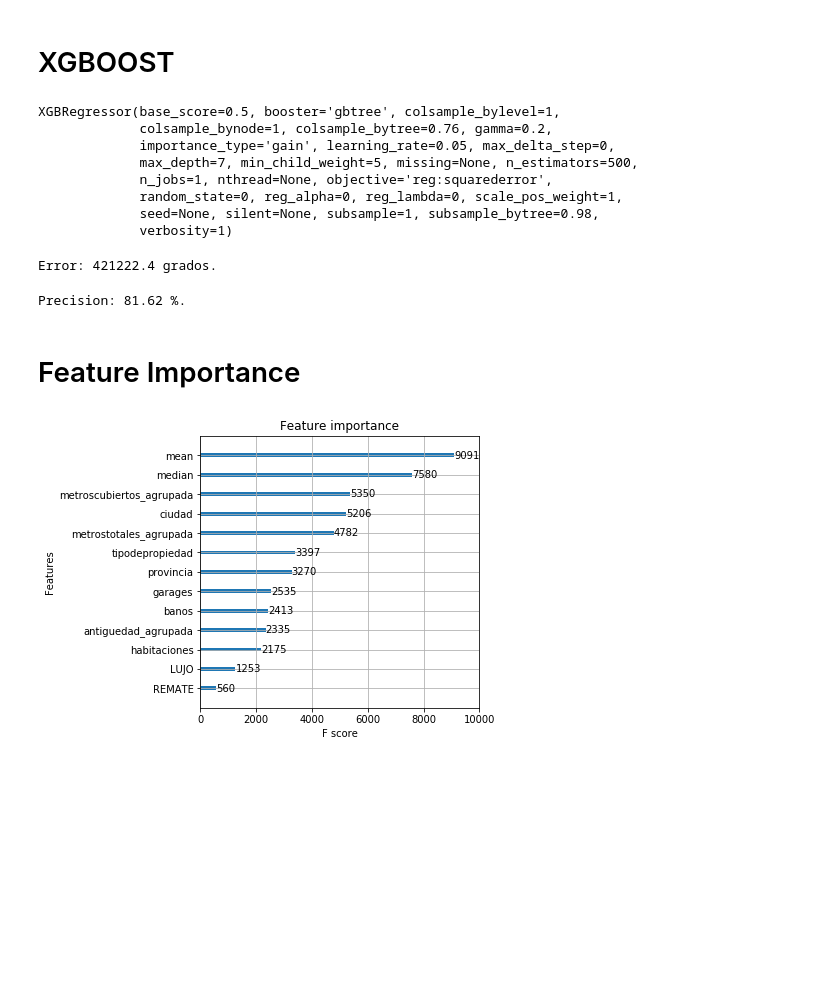
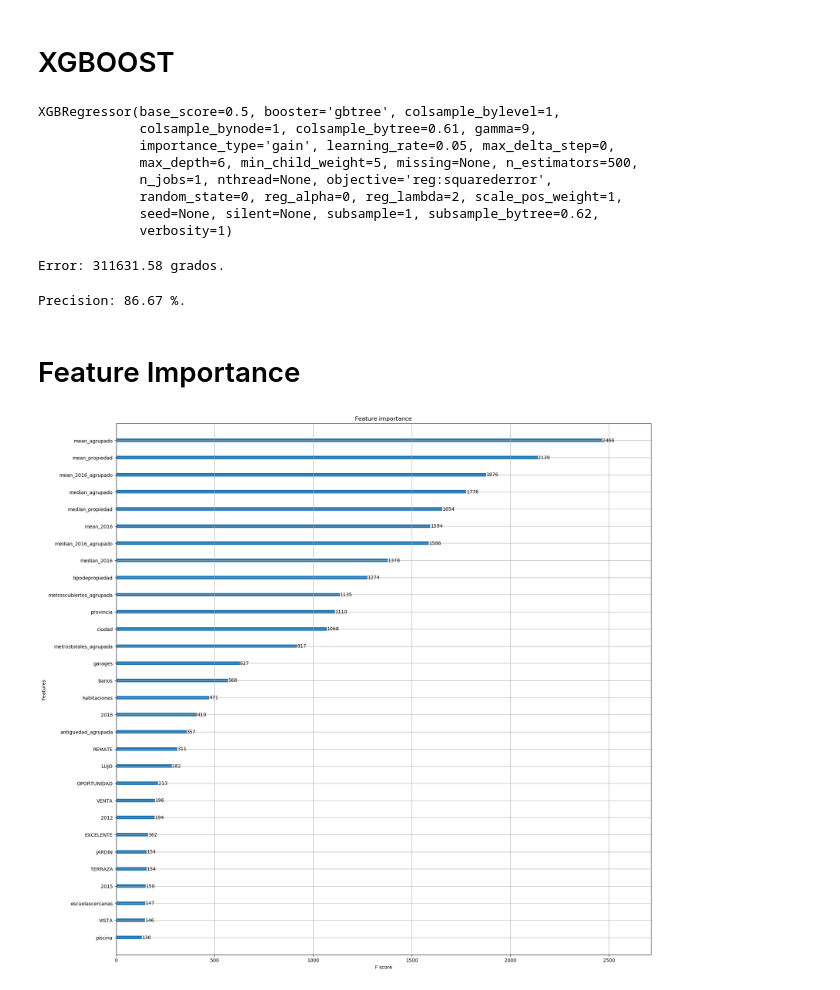
Before and after one commit to patopizzini/Organizacion_Datos_2C2019, a Jupyter notebook: TP2/TP2 JM (XGBoost-HyperOpt).ipynb, the cells around one changed output. Drawn from its saved outputs; the diff is of its cells as text; code cells hidden in the pictures; blank space fills up the shorter version.

```diff
--- a/TP2/TP2 JM (XGBoost-HyperOpt).ipynb
+++ b/TP2/TP2 JM (XGBoost-HyperOpt).ipynb
@@ -22,17 +22,17 @@ plt.style.use('default')
 plt.rcParams['figure.figsize'] = (15, 10)
 # %%
 # LECTURAS DE CSV YA PROCESADOS.
-train_original = pd.read_csv('DATA/trainProcesado_patov5.csv')
-test_original = pd.read_csv('DATA/testProcesado_patov5.csv')
+train_original = pd.read_csv('DATA/train_procesado_jm.csv')
+test_original = pd.read_csv('DATA/test_procesado_jm.csv')
 # %%
 # Nos quedamos con las columnas mas significativas
 train = pd.DataFrame()
 test = pd.DataFrame()
 
-#train = train_original
-#test = test_original
-train = train_original[['id','precio','mean', 'median', 'metroscubiertos_agrupada', 'provincia', 'ciudad', 'metrostotales_agrupada', 'tipodepropiedad', 'garages', 'banos', 'habitaciones', 'antiguedad_agrupada', 'LUJO', 'REMATE']]
-test = test_original[['id','mean', 'median', 'metroscubiertos_agrupada', 'provincia', 'ciudad', 'metrostotales_agrupada', 'tipodepropiedad', 'garages', 'banos', 'habitaciones', 'antiguedad_agrupada', 'LUJO', 'REMATE']]
+train = train_original
+test = test_original
+#train = train_original[['id','precio','mean', 'median', 'metroscubiertos_agrupada', 'provincia', 'ciudad', 'metrostotales_agrupada', 'tipodepropiedad', 'garages', 'banos', 'habitaciones', 'antiguedad_agrupada', 'LUJO', 'REMATE']]
+#test = test_original[['id','mean', 'median', 'metroscubiertos_agrupada', 'provincia', 'ciudad', 'metrostotales_agrupada', 'tipodepropiedad', 'garages', 'banos', 'habitaciones', 'antiguedad_agrupada', 'LUJO', 'REMATE']]
 # %%
 # Copiamos el ID de test, y lo eliminamos
 testID = pd.DataFrame()
@@ -189,27 +185,28 @@ for hyperParam in result:
 # Instanciamos el xgb con el que vamos a hacer la prediccion
 # Usamos los parametros encontrados con hyper-opt
 # {'colsample_bytree': 0.7585033814547916, 'gamma': 3, 'learning_rate': 0.050532604074423296, 'max_depth': 7, 'min_child_weight': 5, 'reg_lambda': 0, 'subsample_bytree': 0.9779760690574663}
+# {'colsample_bytree': 0.6103032679062302, 'gamma': 9, 'learning_rate': 0.05017181127931773, 'max_depth': 6, 'min_child_weight': 5, 'reg_lambda': 2, 'subsample_bytree': 0.6177768456991214}
 xg_reg = xgb.XGBRegressor(objective = 'reg:squarederror',
                           n_estimators = 500,
                           min_child_weight = 5,
                           learning_rate = 0.05,
-                          gamma = 0.2,
-                          reg_lambda = 0,
-                          max_depth = 7,
-                          colsample_bytree = 0.76,
-                          subsample_bytree = 0.98
+                          gamma = 9,
+                          reg_lambda = 2,
+                          max_depth = 6,
+                          colsample_bytree = 0.61,
+                          subsample_bytree = 0.62
                          )
 # %%
 # Entranamiento
 xg_reg.fit(trainX,trainY)
 # %% [output]
 XGBRegressor(base_score=0.5, booster='gbtree', colsample_bylevel=1,
-             colsample_bynode=1, colsample_bytree=0.76, gamma=0.2,
+             colsample_bynode=1, colsample_bytree=0.61, gamma=9,
              importance_type='gain', learning_rate=0.05, max_delta_step=0,
-             max_depth=7, min_child_weight=5, missing=None, n_estimators=500,
+             max_depth=6, min_child_weight=5, missing=None, n_estimators=500,
              n_jobs=1, nthread=None, objective='reg:squarederror',
-             random_state=0, reg_alpha=0, reg_lambda=0, scale_pos_weight=1,
-             seed=None, silent=None, subsample=1, subsample_bytree=0.98,
+             random_state=0, reg_alpha=0, reg_lambda=2, scale_pos_weight=1,
+             seed=None, silent=None, subsample=1, subsample_bytree=0.62,
              verbosity=1)
 # %%
 # Prediccion, test
@@ -221,7 +218,7 @@ errors = abs(y_pred - testY)
 # Imprimimos el error.
 print('Error:', round(np.mean(errors), 2), 'grados.')
 # %% [output]
-Error: 421222.4 grados.
+Error: 311631.58 grados.
 # %%
 # Calculamos el porcentaje de error.
 mape = 100 * (errors / testY)
@@ -230,7 +227,7 @@ mape = 100 * (errors / testY)
 accuracy = 100 - np.mean(mape)
 print('Precision:', round(accuracy, 2), '%.')
 # %% [output]
-Precision: 81.62 %.
+Precision: 86.67 %.
 # %%
 # Prediccion final
 prediccion = xg_reg.predict(test)
@@ -245,7 +242,7 @@ submission.to_csv("SUBMITS/009_G34_XGBoost_v2.csv", index=False)
 # %%
 #Graficamos la importancia de los features utilizados en el algoritmo (top 30)
 xgb.plot_importance(xg_reg, max_num_features=30)
-plt.rcParams['figure.figsize'] = [10, 10]
+plt.rcParams['figure.figsize'] = [20, 20]
 plt.show()
 # %% [output]
-[figure, old version]
+[figure, new version]
```
Also changed, not shown: parts of 5 cells of this notebook, 3 other files.
